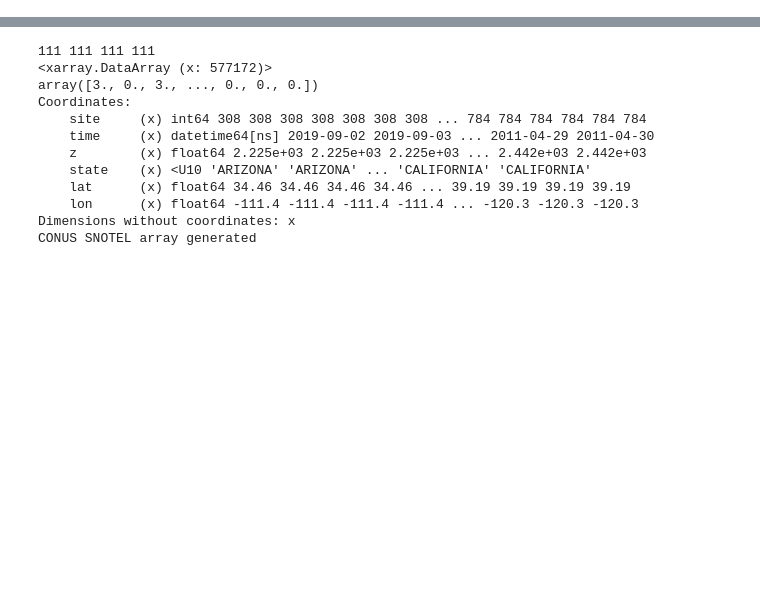
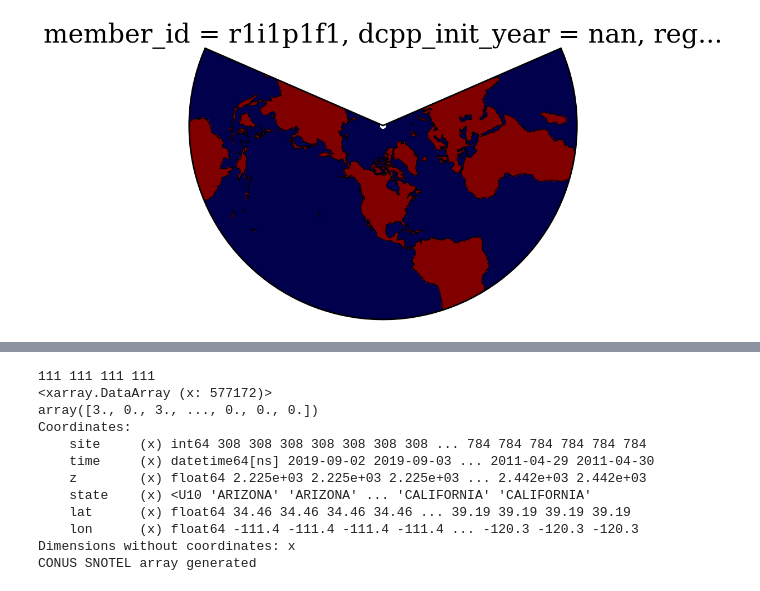
Before and after one commit to mariannecowherd/snow_drought, a Jupyter notebook: nbs/01-plot.ipynb, the cells around one changed output, grey strips where cells are left out. Saved outputs shown, nothing was run; the diff lists cells and outputs as text; code cells hidden in the pictures; blank space fills up the shorter version.

```diff
--- a/nbs/01-plot.ipynb
+++ b/nbs/01-plot.ipynb
@@ -45,0 +46,22 @@ ERROR 1: PROJ: proj_create_from_database: Open of /global/homes/c/cowherd/.conda
+# %%
+import regionmask
+import cartopy.crs as ccrs
+from matplotlib import cm
+land_110 = regionmask.defined_regions.natural_earth_v5_0_0.land_110
+tmp = xr.open_dataset(savepath + 'snw_UKESM1-0-LL-185001_201412_historical.nc')
+land_mask = land_110.mask_3D(tmp)
+mask_3D = regionmask.defined_regions.srex.mask_3D(tmp)
+mask_lsm = mask_3D * land_mask.squeeze(drop=True)
+land_mask.to_netcdf(savepath + 'land_mask.nc')
+# %%
+proj = ccrs.LambertConformal(central_longitude=-100)
+
+ax = plt.subplot(111, projection=proj)
+
+land_mask.squeeze().plot.pcolormesh(
+    ax=ax, transform=ccrs.PlateCarree(), cmap=cm.seismic, add_colorbar=False
+)
+
+ax.coastlines();
+# %% [output]
+[figure, added]
```
Also changed, not shown: parts of 10 cells of this notebook, 6 other files.
